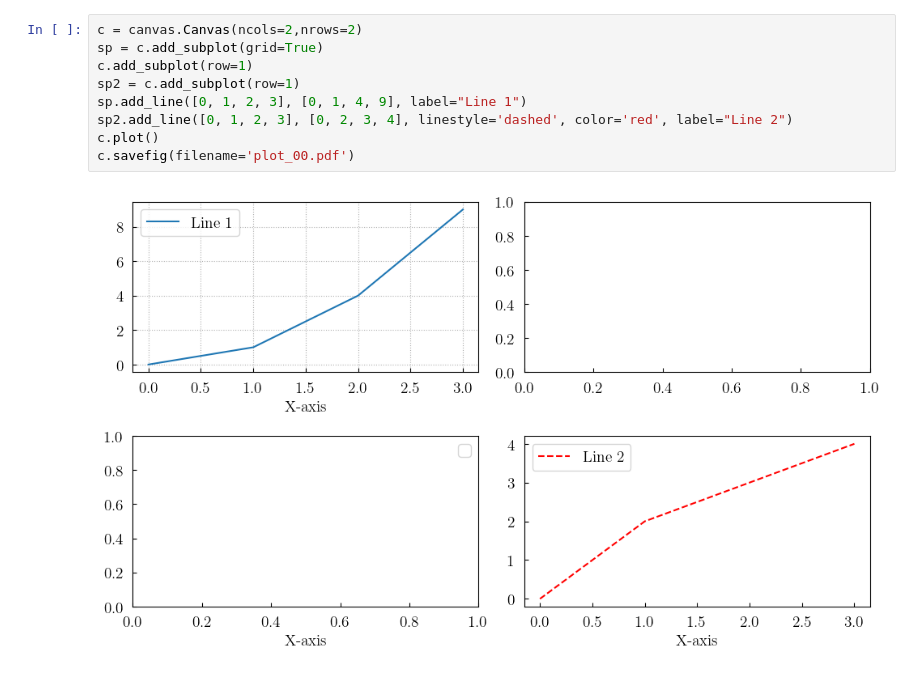
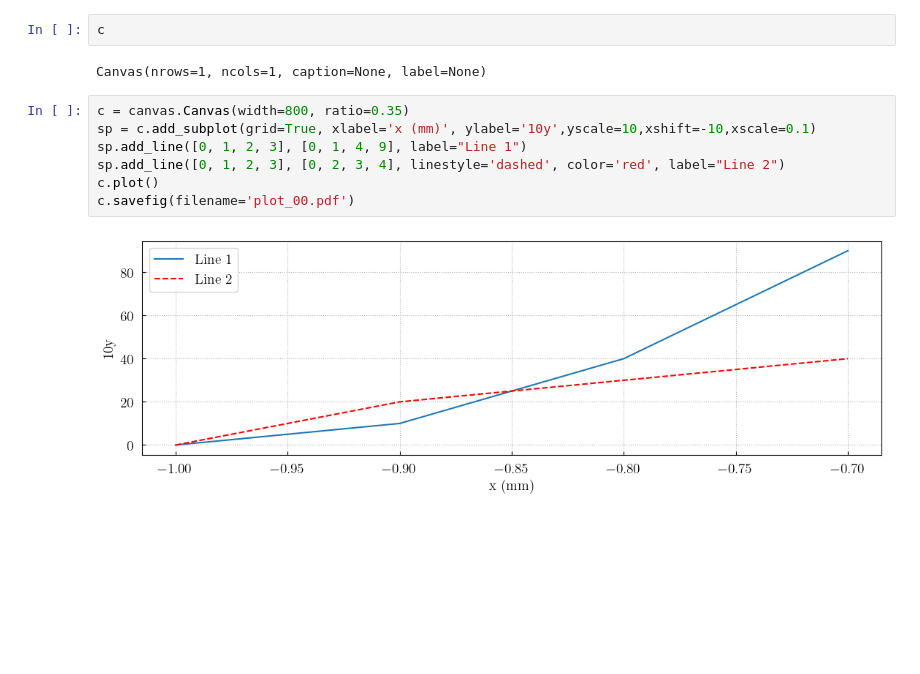
Before and after one commit to max-models/maxplotlib, a Jupyter notebook: tutorials/tutorial_1.ipynb, the cells around one changed output. Drawn from its saved outputs; the diff is of its cells as text; blank space fills up the shorter version.

```diff
--- a/tutorials/tutorial_1.ipynb
+++ b/tutorials/tutorial_1.ipynb
@@ -6,11 +9,13 @@ import maxplotlib.canvas.canvas as canvas
+# %%
+c
+# %% [output]
+Canvas(nrows=1, ncols=1, caption=None, label=None)
 # %%
-c = canvas.Canvas(ncols=2,nrows=2)
-sp = c.add_subplot(grid=True)
-c.add_subplot(row=1)
-sp2 = c.add_subplot(row=1)
+c = canvas.Canvas(width=800, ratio=0.35)
+sp = c.add_subplot(grid=True, xlabel='x (mm)', ylabel='10y',yscale=10,xshift=-10,xscale=0.1)
 sp.add_line([0, 1, 2, 3], [0, 1, 4, 9], label="Line 1")
-sp2.add_line([0, 1, 2, 3], [0, 2, 3, 4], linestyle='dashed', color='red', label="Line 2")
+sp.add_line([0, 1, 2, 3], [0, 2, 3, 4], linestyle='dashed', color='red', label="Line 2")
 c.plot()
 c.savefig(filename='plot_00.pdf')
 # %% [output]
-[figure, old version]
+[figure, new version]
```
Also changed, not shown: parts of 3 cells of this notebook, 7 other files.
